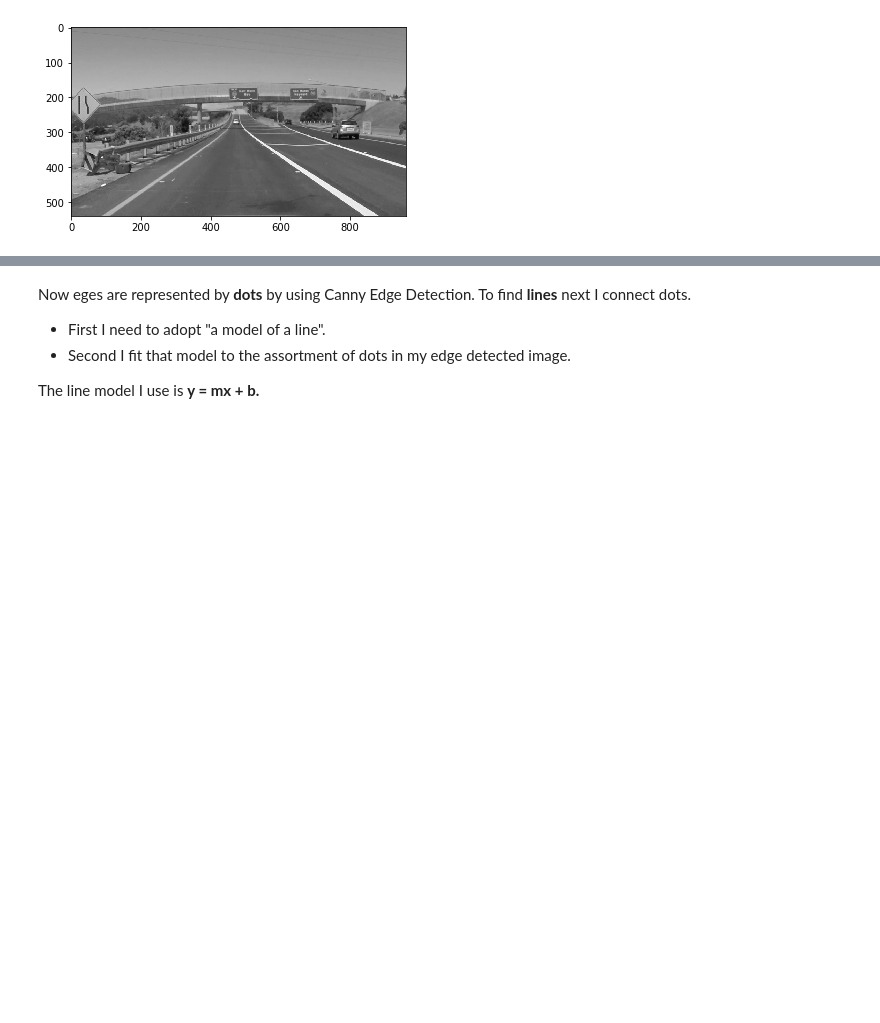
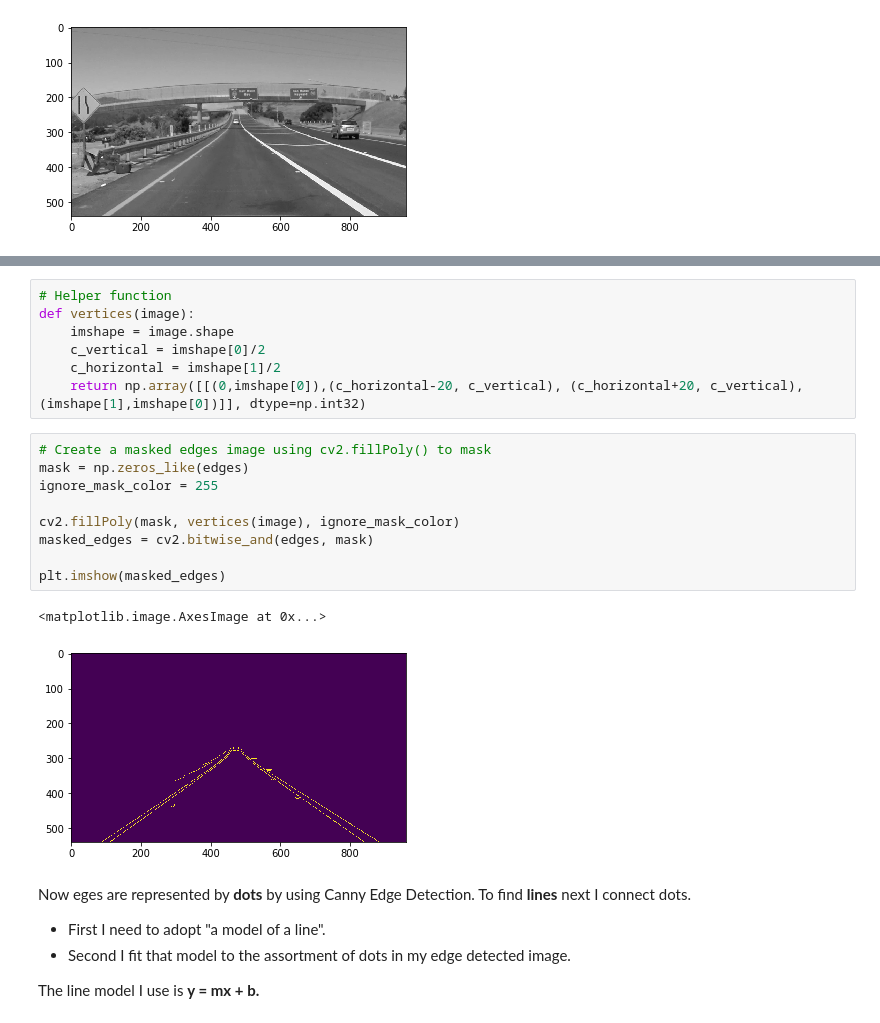
Before and after one commit to MasanaoMatsuda/tr-self-driving-cars, a Jupyter notebook: L4_ColorSelection.ipynb, the cells around one changed output, grey strips where cells are left out. Drawn from its saved outputs; the diff is of its cells as text; blank space fills up the shorter version.

```diff
--- a/L4_ColorSelection.ipynb
+++ b/L4_ColorSelection.ipynb
@@ -94,3 +96,22 @@ plt.imshow(edges, cmap='Greys_r')
+# %%
+# Helper function
+def vertices(image):
+    imshape = image.shape
+    c_vertical = imshape[0]/2
+    c_horizontal = imshape[1]/2
+    return np.array([[(0,imshape[0]),(c_horizontal-20, c_vertical), (c_horizontal+20, c_vertical), (imshape[1],imshape[0])]], dtype=np.int32)
+# %%
+# Create a masked edges image using cv2.fillPoly() to mask
+mask = np.zeros_like(edges)
+ignore_mask_color = 255
+
+cv2.fillPoly(mask, vertices(image), ignore_mask_color)
+masked_edges = cv2.bitwise_and(edges, mask)
+
+plt.imshow(masked_edges)
+# %% [output]
+<matplotlib.image.AxesImage at 0x...>
+[figure, added]
 # %% [markdown]
 Now eges are represented by **dots** by using Canny Edge Detection.
 To find **lines** next I connect dots.
```
Also changed, not shown: parts of 8 cells of this notebook.
